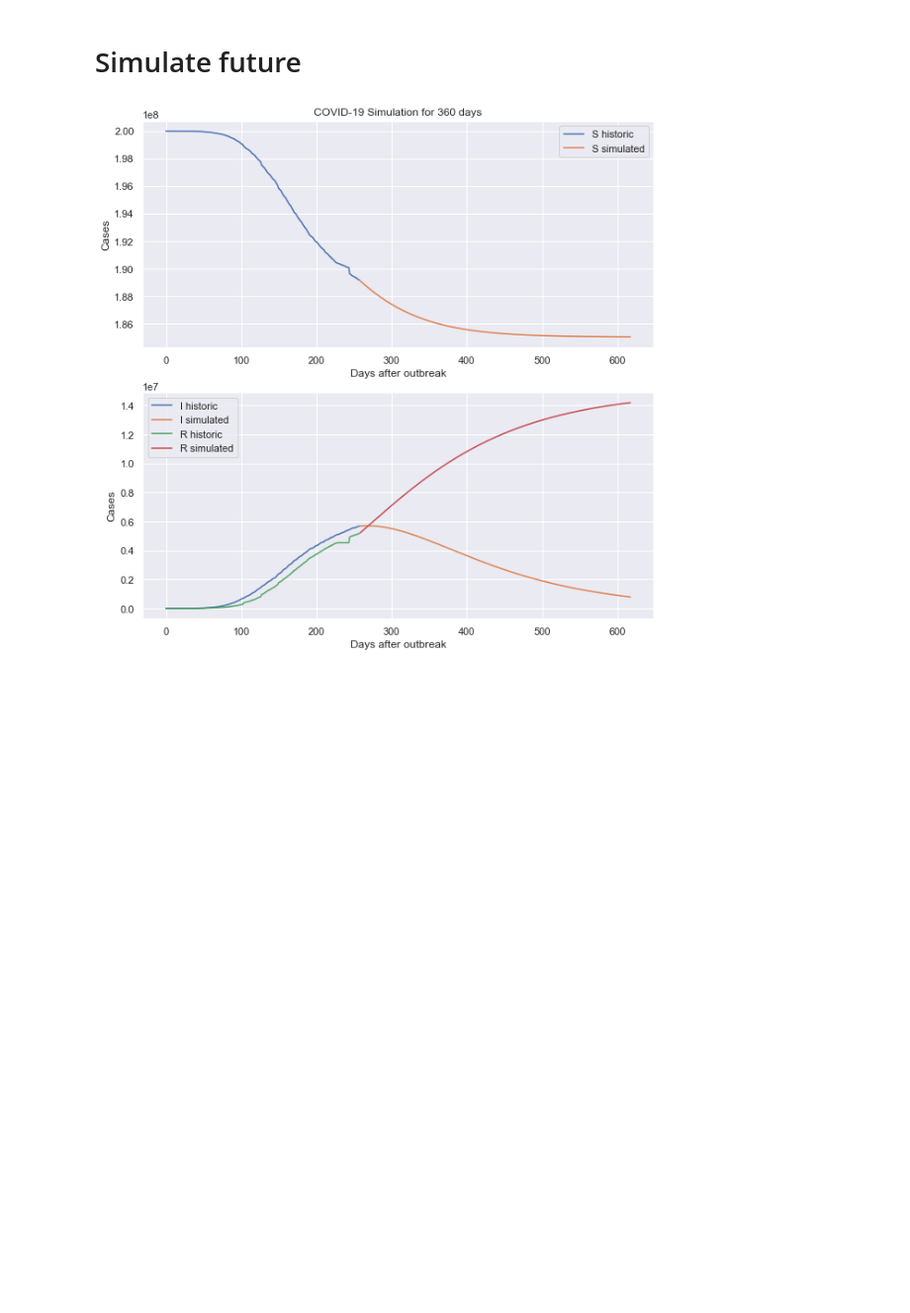
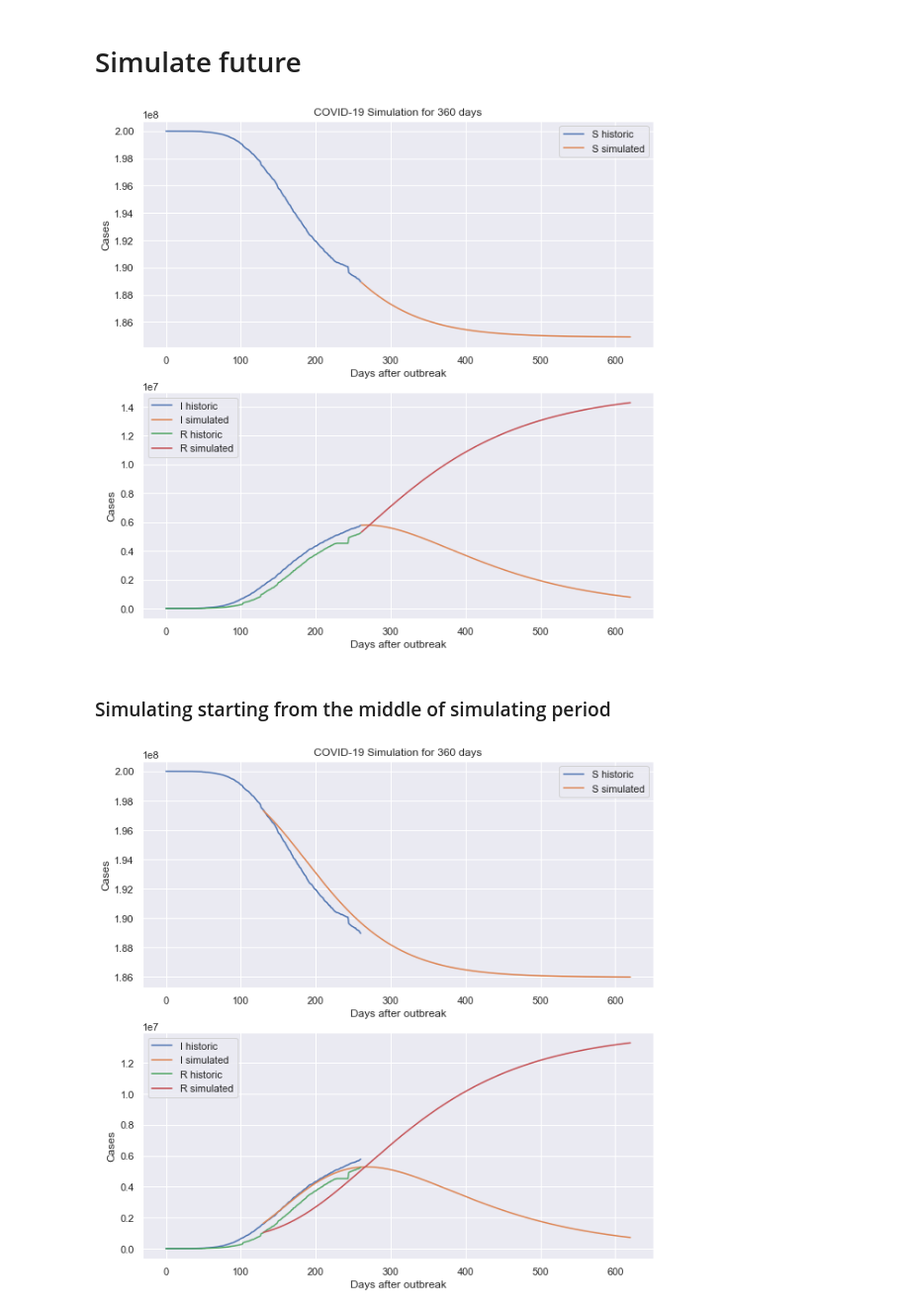
Before and after one commit to lucascbarbosa/MatComp, a Jupyter notebook: Projeto Final/1. SIR/Main.ipynb, the cells around one changed output. Shown at 99% size. Cells and saved outputs as stored; diff of their text form; code cells hidden in the pictures; blank space fills up the shorter version.

```diff
--- a/Projeto Final/1. SIR/Main.ipynb
+++ b/Projeto Final/1. SIR/Main.ipynb
@@ -302,3 +302,81 @@ axs[1].legend()
 plt.show();
 # %% [output]
 [figure]
+# %% [markdown]
+### Simulating starting from the middle of simulating period
+# %%
+T = 360   #number of sim (dt days)
+t0 = len(s_data) #the first day of simulation is the next day from last historic data
+
+def y_exp_sim(day,A,b,tol):
+    if round(A*exp(b*day),tol) == round(0.0,tol):
+        return 10**(-tol)
+    else:
+         return round(A*exp(b*day),tol)
+def y_linear_sim(day,a,b,tol):
+    if round(a*day+b,tol) == round(0.0,tol):
+        return 10**(-tol)
+    else:
+         return round(a*day+tol,tol)
+
+data=[]
+
+#Initial conditions
+
+S=s_data[len(s_data)//2]
+I=i_data[len(i_data)//2]
+R=r_data[len(r_data)//2]
+t = 0.0
+h = 1.0
+tol = 4
+
+while t < T+t0//2+1:
+
+    if I==0 or R == 0:
+        break
+
+    b = y_exp(A_beta,b_beta,t+t0//2)/2.0
+    g = 8e-3
+
+
+    dS= -int(b*S*I/N)
+    #print(b,S,I)
+    #print(t+t0,g)
+    dR= int(g*I)
+    dI = -(dS+dR)
+
+    S+=int(dS*h)
+    R+=int(dR*h)
+    I+=int(dI*h)
+
+    #print(S,I,R)
+
+    data.append([S,I,R])
+    t+=h
+
+data = np.array(data)
+
+days = [i for i in range(T+t0)]
+
+fig,axs=plt.subplots(2)
+fig.set_size_inches(10,10, forward=True)
+
+axs[0].plot(days[:t0],s_data,label='S historic')
+axs[0].plot(days[t0//2:],data[:,0],label='S simulated')
+
+axs[1].plot(days[:t0],i_data,label='I historic')
+axs[1].plot(days[t0//2:],data[:,1],label='I simulated')
+
+axs[1].plot(days[:t0],r_data,label='R historic')
+axs[1].plot(days[t0//2:],data[:,2],label='R simulated')
+
+axs[0].set_xlabel('Days after outbreak')
+axs[1].set_xlabel('Days after outbreak')
+axs[0].set_ylabel('Cases')
+axs[1].set_ylabel('Cases')
+axs[0].set_title(f'COVID-19 Simulation for {T} days')
+axs[0].legend()
+axs[1].legend()
+plt.show();
+# %% [output]
+[figure, added]
```
Also changed, not shown: parts of 5 cells of this notebook, 1 other file.
